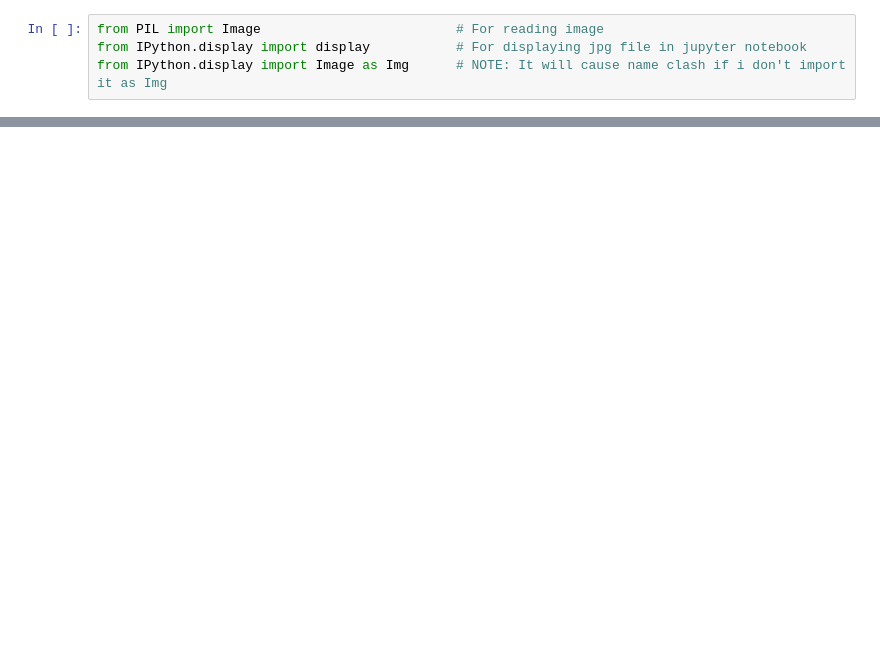
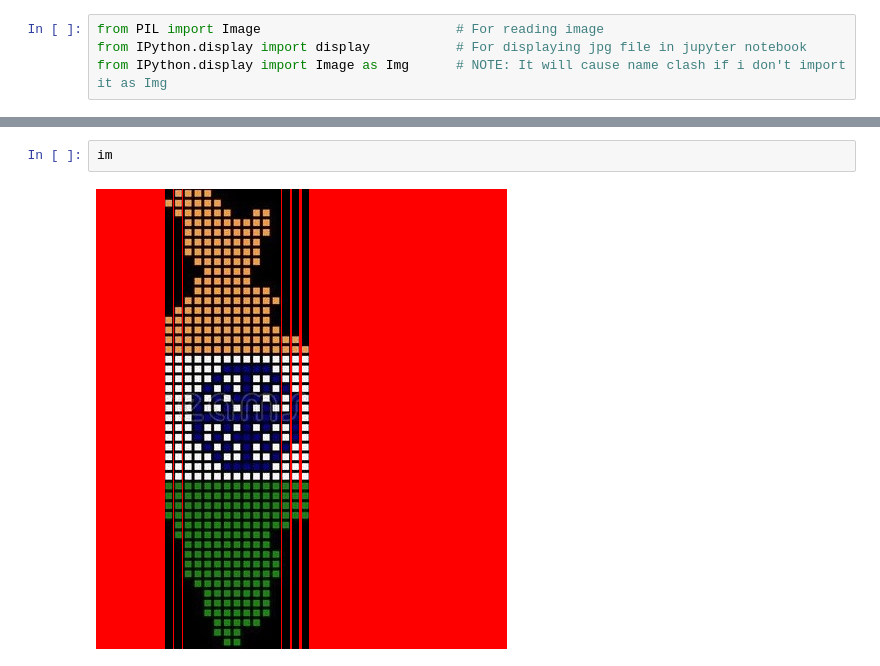
Before and after one commit to TheViking733n/India-map-python, a Jupyter notebook: image_processing/filter.ipynb, the cells around one changed output, grey strips where cells are left out. Saved outputs shown, nothing was run; the diff lists cells and outputs as text; blank space fills up the shorter version.

Commit message:
filtered image

```diff
--- a/image_processing/filter.ipynb
+++ b/image_processing/filter.ipynb
@@ -10,0 +21,4 @@ im
+# %%
+im
+# %% [output]
+[figure, added]
```
Also changed, not shown: parts of 2 cells of this notebook, 2 other files.
